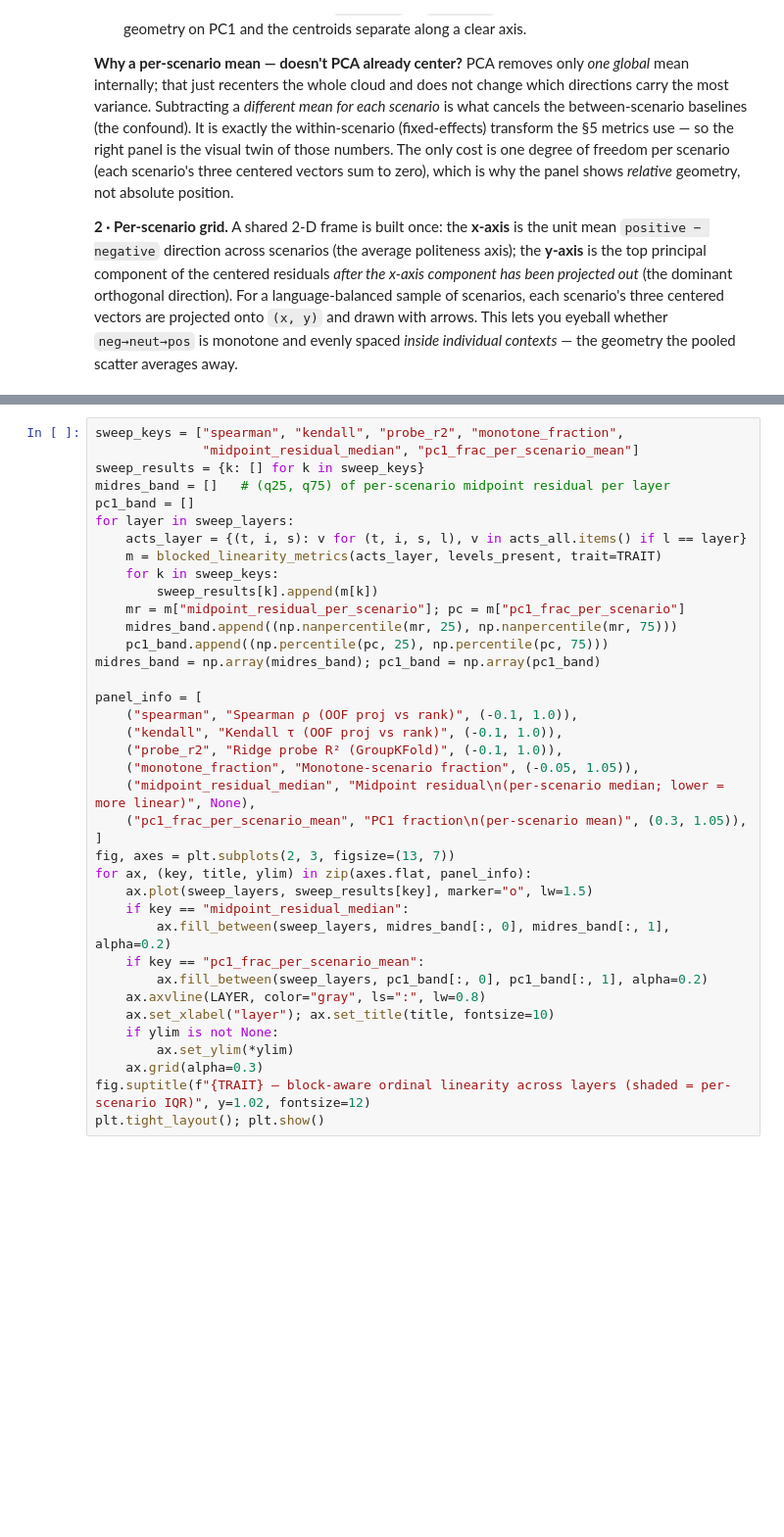
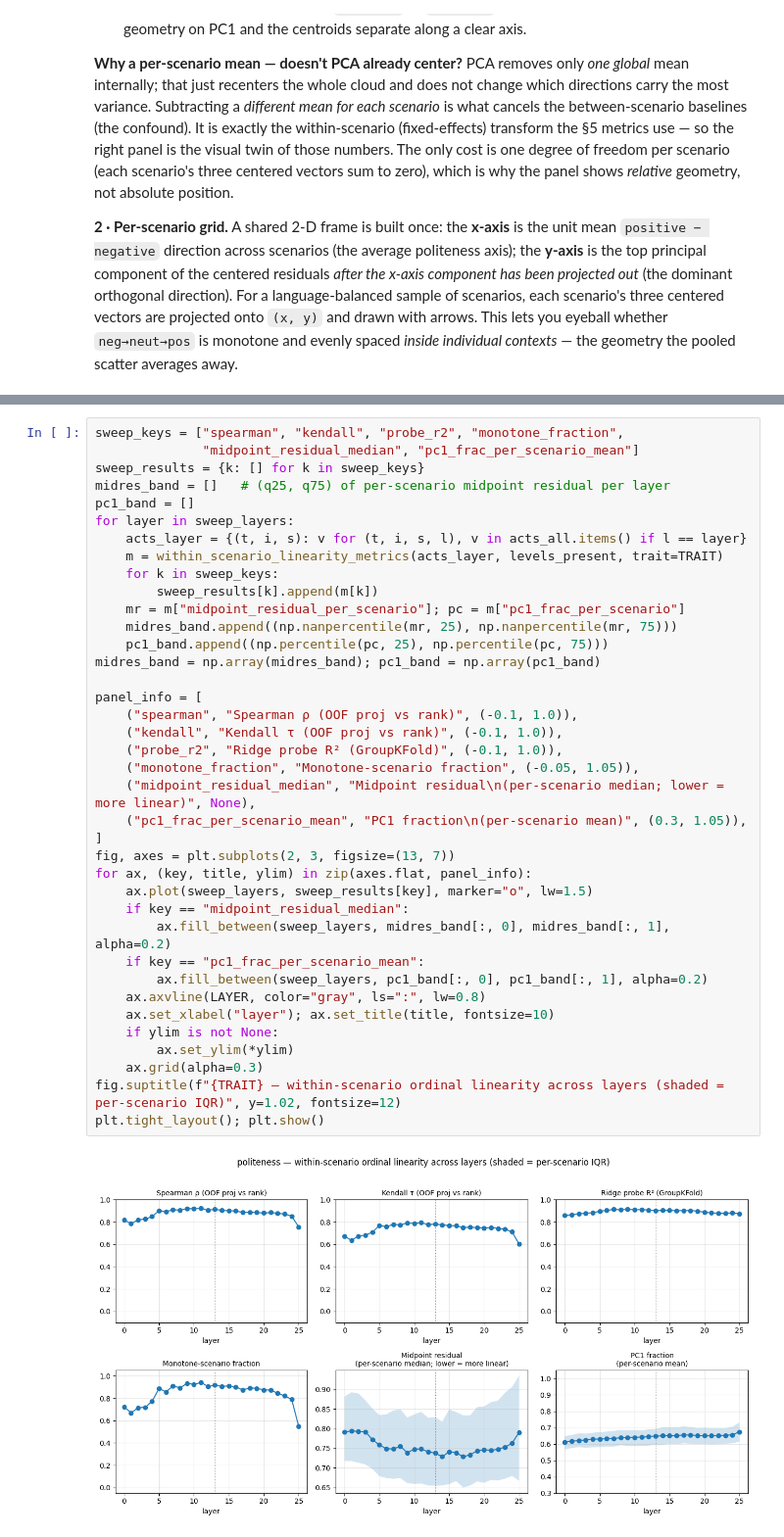
Before and after one commit to gbettineschi/llm-behaviour-intensity-representation, a Jupyter notebook: src/notebooks/003_0405_braico.ipynb, the cells around one changed output, grey strips where cells are left out. Shown at 98% size. Drawn from its saved outputs; the diff is of its cells as text; blank space fills up the shorter version.

```diff
--- a/src/notebooks/003_0405_braico.ipynb
+++ b/src/notebooks/003_0405_braico.ipynb
@@ -854,33 +843,35 @@ midres_band = []   # (q25, q75) of per-scenario midpoint residual per layer
 pc1_band = []
 for layer in sweep_layers:
     acts_layer = {(t, i, s): v for (t, i, s, l), v in acts_all.items() if l == layer}
-    m = blocked_linearity_metrics(acts_layer, levels_present, trait=TRAIT)
+    m = within_scenario_linearity_metrics(acts_layer, levels_present, trait=TRAIT)
     for k in sweep_keys:
         sweep_results[k].append(m[k])
     mr = m["midpoint_residual_per_scenario"]; pc = m["pc1_frac_per_scenario"]
     midres_band.append((np.nanpercentile(mr, 25), np.nanpercentile(mr, 75)))
     pc1_band.append((np.percentile(pc, 25), np.percentile(pc, 75)))
 midres_band = np.array(midres_band); pc1_band = np.array(pc1_band)
 
 panel_info = [
     ("spearman", "Spearman ρ (OOF proj vs rank)", (-0.1, 1.0)),
     ("kendall", "Kendall τ (OOF proj vs rank)", (-0.1, 1.0)),
     ("probe_r2", "Ridge probe R² (GroupKFold)", (-0.1, 1.0)),
     ("monotone_fraction", "Monotone-scenario fraction", (-0.05, 1.05)),
     ("midpoint_residual_median", "Midpoint residual\n(per-scenario median; lower = more linear)", None),
     ("pc1_frac_per_scenario_mean", "PC1 fraction\n(per-scenario mean)", (0.3, 1.05)),
 ]
 fig, axes = plt.subplots(2, 3, figsize=(13, 7))
 for ax, (key, title, ylim) in zip(axes.flat, panel_info):
     ax.plot(sweep_layers, sweep_results[key], marker="o", lw=1.5)
     if key == "midpoint_residual_median":
         ax.fill_between(sweep_layers, midres_band[:, 0], midres_band[:, 1], alpha=0.2)
     if key == "pc1_frac_per_scenario_mean":
         ax.fill_between(sweep_layers, pc1_band[:, 0], pc1_band[:, 1], alpha=0.2)
     ax.axvline(LAYER, color="gray", ls=":", lw=0.8)
     ax.set_xlabel("layer"); ax.set_title(title, fontsize=10)
     if ylim is not None:
         ax.set_ylim(*ylim)
     ax.grid(alpha=0.3)
-fig.suptitle(f"{TRAIT} — block-aware ordinal linearity across layers (shaded = per-scenario IQR)", y=1.02, fontsize=12)
+fig.suptitle(f"{TRAIT} — within-scenario ordinal linearity across layers (shaded = per-scenario IQR)", y=1.02, fontsize=12)
 plt.tight_layout(); plt.show()
+# %% [output]
+[figure, added]
```
Also changed, not shown: parts of 23 cells of this notebook.
